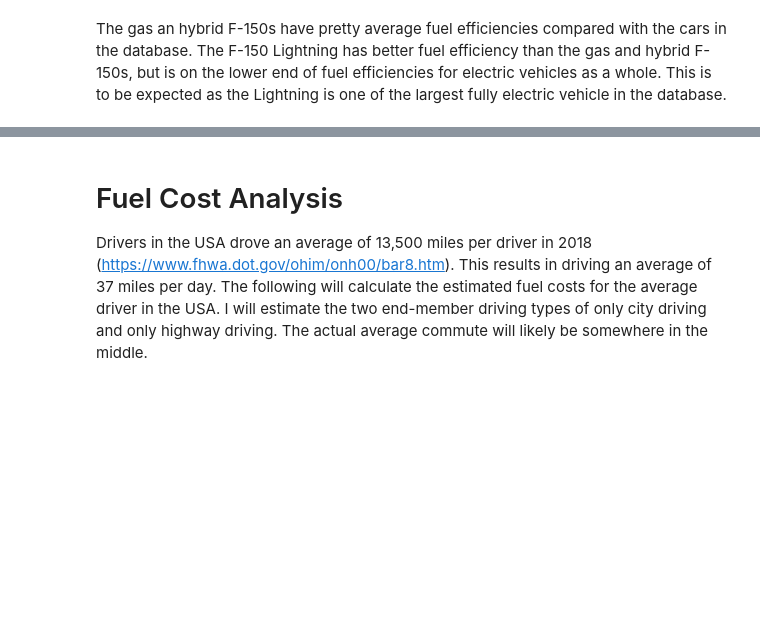
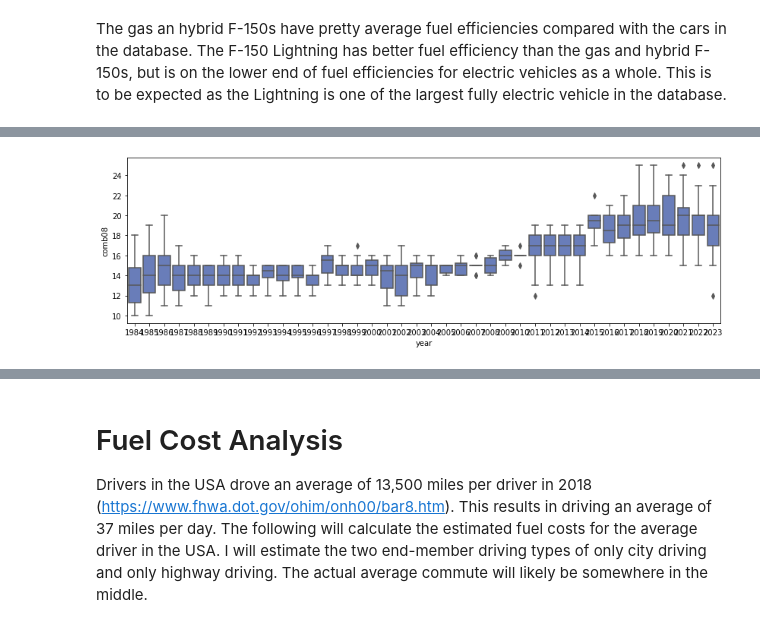
Before and after one commit to richardbradshaw/F-150-Fuel, a Jupyter notebook: F150_Analysis.ipynb, the cells around one changed output, grey strips where cells are left out. Drawn from its saved outputs; the diff is of its cells as text; code cells hidden in the pictures; blank space fills up the shorter version.

```diff
--- a/F150_Analysis.ipynb
+++ b/F150_Analysis.ipynb
@@ -172,0 +186,5 @@ plt.plot(us_elec['period'], us_elec['price']);
+# %%
+plt.subplots(figsize=(14,4))
+sns.boxplot(x='year', y='comb08', data=f150_all, color='royalblue', saturation=0.5);
+# %% [output]
+[figure, added]
```
Also changed, not shown: parts of 50 cells of this notebook.
